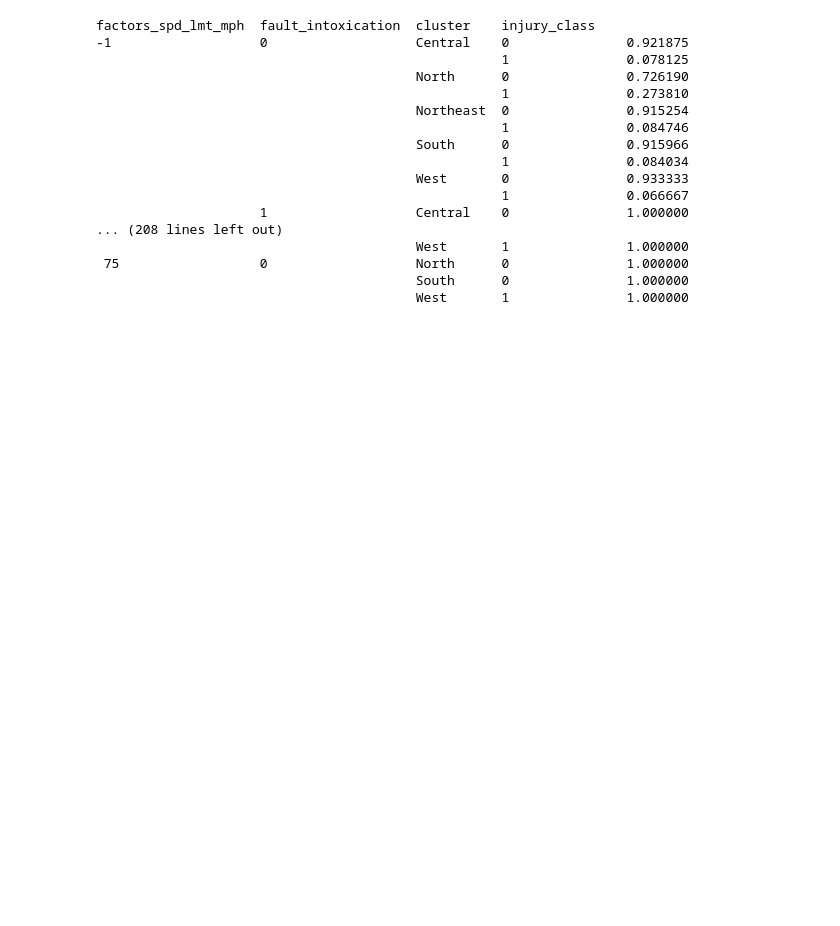
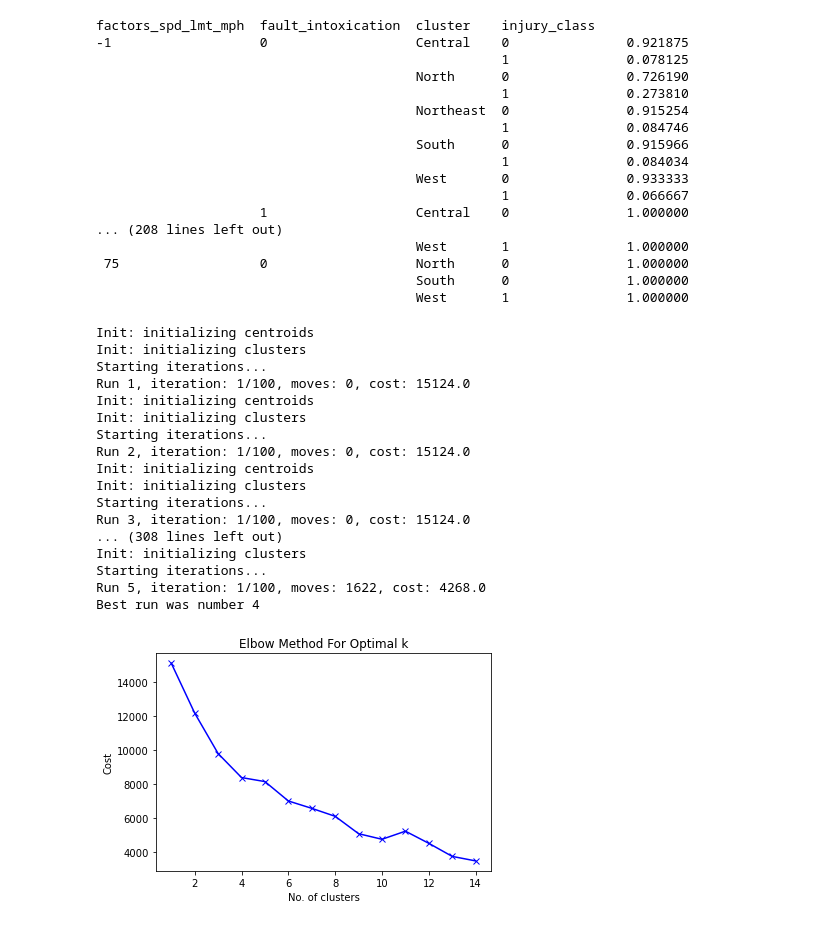
Before and after one commit to RAXR-Capstone/project_danger_zone, a Jupyter notebook: work_space/AnnaWorkspace/anna_explore.ipynb, the cells around one changed output. Saved outputs shown, nothing was run; the diff lists cells and outputs as text; code cells hidden in the pictures; blank space fills up the shorter version.

```diff
--- a/work_space/AnnaWorkspace/anna_explore.ipynb
+++ b/work_space/AnnaWorkspace/anna_explore.ipynb
@@ -843,0 +846,34 @@ from kmodes.kmodes import KModes
+# %%
+train.dropna(inplace=True)
+# %%
+cost = []
+K = range(1,15)
+for num_clusters in list(K):
+    kmode = KModes(n_clusters=num_clusters, init = "random", n_init = 5, verbose=1)
+    kmode.fit_predict(train[['cluster','factors_road']])
+    cost.append(kmode.cost_)
+
+plt.plot(K, cost, 'bx-')
+plt.xlabel('No. of clusters')
+plt.ylabel('Cost')
+plt.title('Elbow Method For Optimal k')
+plt.show()
+# %% [output]
+Init: initializing centroids
+Init: initializing clusters
+Starting iterations...
+Run 1, iteration: 1/100, moves: 0, cost: 15124.0
+Init: initializing centroids
+Init: initializing clusters
+Starting iterations...
+Run 2, iteration: 1/100, moves: 0, cost: 15124.0
+Init: initializing centroids
+Init: initializing clusters
+Starting iterations...
+Run 3, iteration: 1/100, moves: 0, cost: 15124.0
+... (308 lines left out)
+Init: initializing clusters
+Starting iterations...
+Run 5, iteration: 1/100, moves: 1622, cost: 4268.0
+Best run was number 4
+[figure, added]
```
Also changed, not shown: parts of 44 cells of this notebook.
